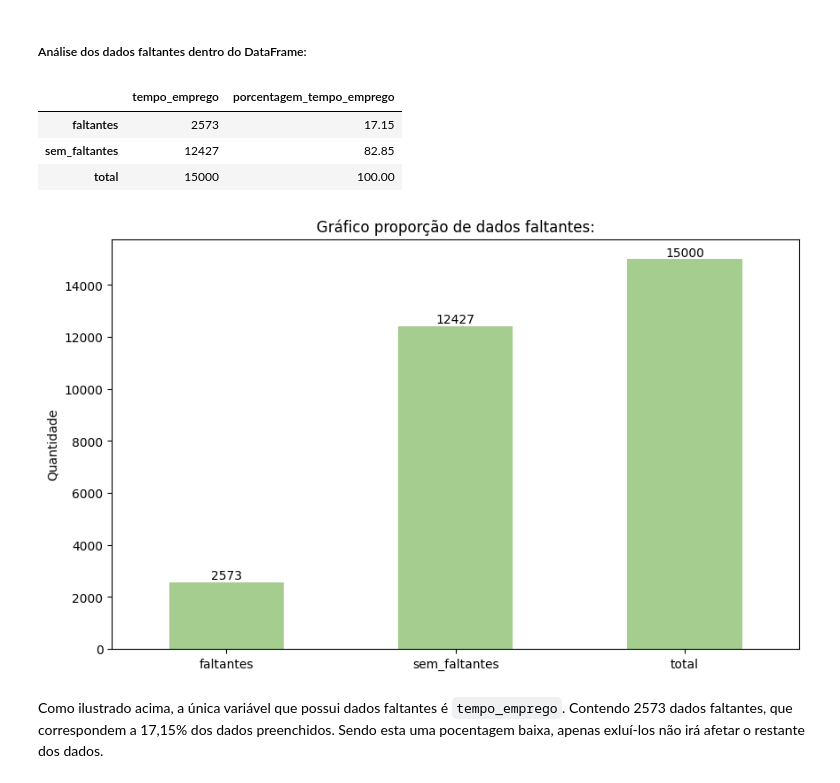
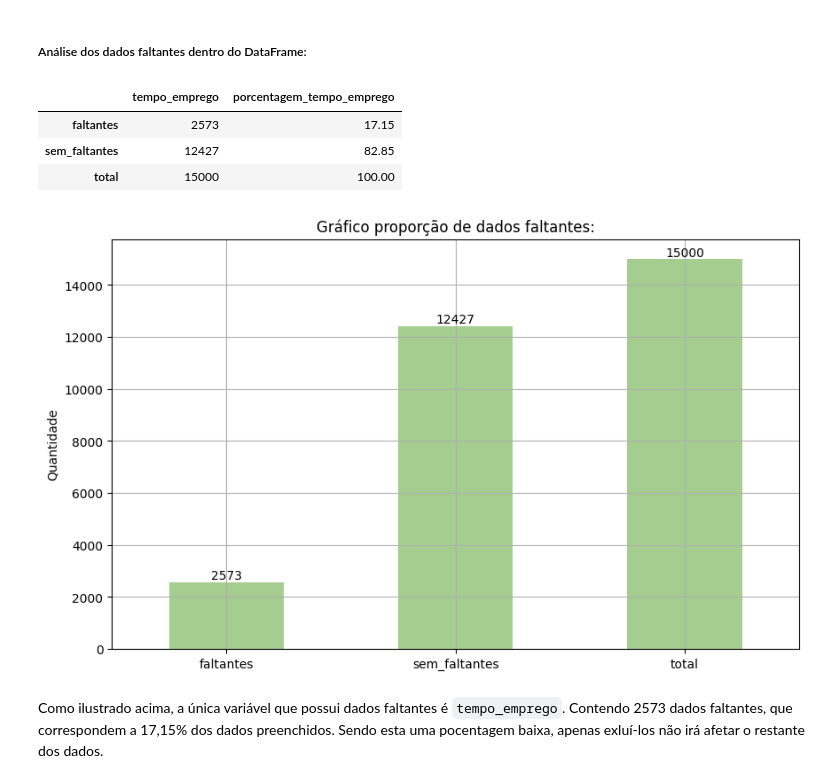
Before and after one commit to nobrevitor/EBAC, a Jupyter notebook: Gestão Avançada de Dados e Desenvolvimento de aplicações/Combinação de modelos II/Previsão Renda/Previsão de Renda.ipynb, the cells around one changed output. Drawn from its saved outputs; the diff is of its cells as text; code cells hidden in the pictures.

```diff
--- a/Gestão Avançada de Dados e Desenvolvimento de aplicações/Combinação de modelos II/Previsão Renda/Previsão de Renda.ipynb
+++ b/Gestão Avançada de Dados e Desenvolvimento de aplicações/Combinação de modelos II/Previsão Renda/Previsão de Renda.ipynb
@@ -608,34 +608,35 @@ if renda.isna().any().sum()>0:
                              'sem_faltantes': sem_na,
                              'total': total},
 
                        perc: {'faltantes': round(qnt/total*100, 2),
                               'sem_faltantes': round(sem_na/total*100, 2),
                               'total': 100}
                        }
                 dados_faltantes_dict.update(dic)
 else:
        print('Não há dados faltantes.')
 
 if dados_faltantes_dict != {}:
 
        dados_faltantes = pd.DataFrame(dados_faltantes_dict)
 
        plt.figure(figsize=(10,6))
        ax = dados_faltantes.tempo_emprego.plot(kind='bar', colormap='crest')
        ax.set_title('Gráfico proporção de dados faltantes:')
        ax.set_ylabel('Quantidade')
        ax.tick_params(axis='x', rotation=0)
        ax.bar_label(ax.containers[0], fontsize=10)
        leg = plt.legend()
        ax.get_legend().remove()
+       plt.grid(True)
 
 dados_faltantes
 # %% [output]
 |  | tempo_emprego | porcentagem_tempo_emprego |
 | faltantes | 2573 | 17.15 |
 | sem_faltantes | 12427 | 82.85 |
 | total | 15000 | 100.00 |
-[figure, old version]
+[figure, new version]
 # %% [markdown]
 Como ilustrado acima, a única variável que possui dados faltantes é `tempo_emprego`. Contendo 2573 dados faltantes, que correspondem a 17,15% dos dados preenchidos. Sendo esta uma pocentagem baixa, apenas exluí-los não irá afetar o restante dos dados.
 # %% [markdown]
```
Also changed, not shown: parts of 81 cells of this notebook.
